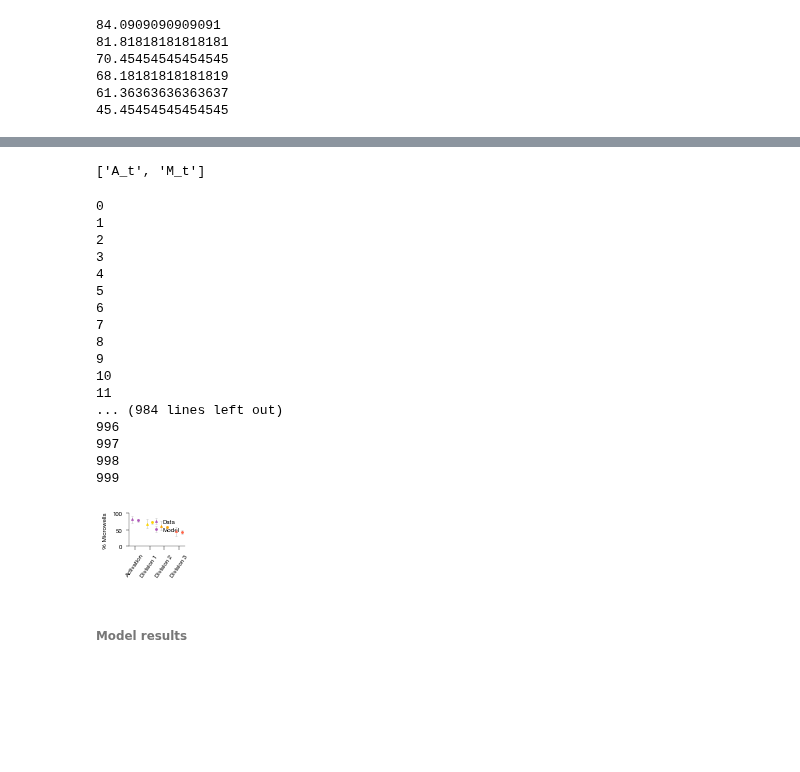
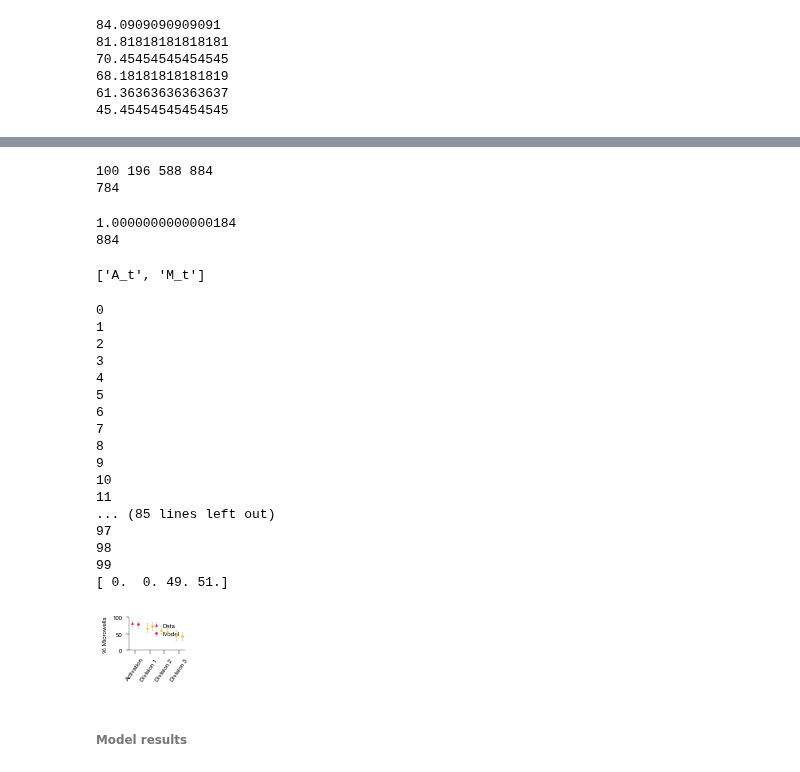
Before and after one commit to mauricelanghinrichs/memocell, a Jupyter notebook: paper/paper_figures.ipynb, the cells around one changed output, grey strips where cells are left out. Saved outputs shown, nothing was run; the diff lists cells and outputs as text; code cells hidden in the pictures; blank space fills up the shorter version.

Commit message:
paper updates

```diff
--- a/paper/paper_figures.ipynb
+++ b/paper/paper_figures.ipynb
@@ -33,8 +33,8 @@ sns.palplot(geodataviz)
 grey = geodataviz[-1]; sns.palplot(grey)
 cnaive = geodataviz[2]; sns.palplot(cnaive)
 cactiv = geodataviz[1]; sns.palplot(cactiv)
-cwact = geodataviz[3]; sns.palplot(cwact) # 2, 3
-cwdiv = geodataviz[5]; sns.palplot(cwdiv)
+cwact = geodataviz[0]; sns.palplot(cwact) # 2, 3
+cwdiv = geodataviz[4]; sns.palplot(cwdiv)
 ctopx = geodataviz[4]; sns.palplot(ctopx)
 ctopy = geodataviz[0]; sns.palplot(ctopy)
 ctopz = geodataviz[2]; sns.palplot(ctopz)
@@ -1121,3 +1425,14 @@ plt.ylabel('Number of cells')
 plt.savefig(f'paper_figures/data_cd44_swtraces_5thbestPH.pdf', bbox_inches='tight')
 # %% [output]
 [figure]
+# %%
+res1 = pickle.load(open('estimation_count_data_cd44_filtered_sigma022_minimal2.pickle', 'rb'))
+res2 = pickle.load(open('estimation_count_data_cd44_filtered_sigma022_par2.pickle', 'rb'))
+res3 = pickle.load(open('estimation_count_data_cd44_filtered_sigma022_par3.pickle', 'rb'))
+res = res1 + res2 + res3
+print(len(res1), len(res2), len(res3), len(res))
+
+net_names = [est.net.net_name for est in res]
+model_probs = me.selection.compute_model_probabilities(res)
+data = res[0].data
+print(sum(['alphaF' in name for name in net_names]))
@@ -1338,10 +1654,34 @@ model_probs = me.selection.compute_model_probabilities(res)
+# %%
+res1 = pickle.load(open('estimation_count_data_cd44_filtered_sigma022_minimal2.pickle', 'rb'))
+res2 = pickle.load(open('estimation_count_data_cd44_filtered_sigma022_par2.pickle', 'rb'))
+res3 = pickle.load(open('estimation_count_data_cd44_filtered_sigma022_par3.pickle', 'rb'))
+res = res1 + res2 + res3
+print(len(res1), len(res2), len(res3), len(res))
+
+net_names = [est.net.net_name for est in res]
+model_probs = me.selection.compute_model_probabilities(res)
+data = res[0].data
+print(sum(['alphaF' in name for name in net_names]))
+# %% [output]
+100 196 588 884
+784
+# %%
+# set model prior to give classes same weight
+mprior = np.array([0.25] + [0.25/99]*99 + [0.25/196]*196 + [0.25/588]*588)
+print(sum(mprior))
+print(len(mprior))
+# %% [output]
+1.0000000000000184
+884
 # %%
 data.data_variables
 # %% [output]
 ['A_t', 'M_t']
 # %%
+# paper run should be like: res, 1000, 500, mprior
 (e_act_model_samples, e_div1_model_samples,
-    e_div2_model_samples, e_div3_model_samples) = event_model_samples(res, 1000, 500)
+    e_div2_model_samples, e_div3_model_samples) = event_model_samples(
+                                            res, 100, 50, mprior) # 1000, 500
 # %% [output]
 0
 1
@@ -1355,11 +1695,11 @@ data.data_variables
 9
 10
 11
-... (984 lines left out)
-996
-997
-998
-999
+... (85 lines left out)
+97
+98
+99
+[ 0.  0. 49. 51.]
 # %%
 # plot copied from plot comment (fig_dots_w_mult_bars)
 val_obj = np.array([
@@ -1374,9 +1714,9 @@ val_obj = np.array([
         ], dtype=object)
 
 attributes = {0: ('Activation', [cwact, cwact]),
-              1: ('Division 1', ['gold', 'gold']),
-              2: ('Division 2', ['orange', 'orange']),
-              3: ('Division 3', ['tomato', 'tomato'])}
+              1: ('Division 1', [cwdiv, cwdiv]),
+              2: ('Division 2', [cwdiv, cwdiv]),
+              3: ('Division 3', [cwdiv, cwdiv])}
 
 legend_attr = [('blue', 'x'), ('limegreen', 'y'), ('red', 'z')]
 
@@ -1396,34 +1736,34 @@ for val_ind in range(val_obj.shape[0]):
     color_list = attributes[val_ind][1]
     dots_per_categ = val_obj[val_ind].shape[0]
 
     if dots_per_categ == 1:
         x_pos = [val_ind + 1]
     elif dots_per_categ == 2:
         x_pos = [val_ind + 1 - 0.2, val_ind + 1 + 0.2]
     elif dots_per_categ == 3:
         x_pos = [val_ind + 1 - 0.2, val_ind + 1, val_ind + 1 + 0.2]
 
     for dot_ind in range(dots_per_categ):
         plt.errorbar(x_pos[dot_ind], val_obj[val_ind][dot_ind, 0],
                     yerr=val_obj[val_ind][dot_ind, 1:].reshape(2,1),
                     fmt='^' if dot_ind==0 else 'o', capsize=1, elinewidth=0.7, markeredgewidth=0.7,
                     markersize=2, markeredgecolor=color_list[dot_ind],
                     color=color_list[dot_ind], ecolor='lightgrey', zorder=1000,
                     label=['Data', 'Model'][dot_ind] if val_ind==0 else None)
 
 # add x axis ticks
 plt.xticks([val_ind + 1 for val_ind in range(val_obj.shape[0])],
                 [attributes[val_ind][0] for val_ind in range(val_obj.shape[0])], rotation=55)
 
 # add legend manually
 # plt.legend(handles=[mpatches.Patch(color=leg[0], label=leg[1]) for leg in legend_attr])
 plt.legend(frameon=False, loc='upper right')
 
 plt.ylim(0, 100) # ylim(35, 90)
 plt.ylabel('% Microwells')
 plt.savefig('paper_figures/event_analysis_01.pdf', bbox_inches='tight')
 # %% [output]
-[figure, old version]
+[figure, new version]
 # %% [markdown]
 ###### Model results
 # %% [markdown]
```
Also changed, not shown: parts of 52 cells of this notebook, 3 other files.
